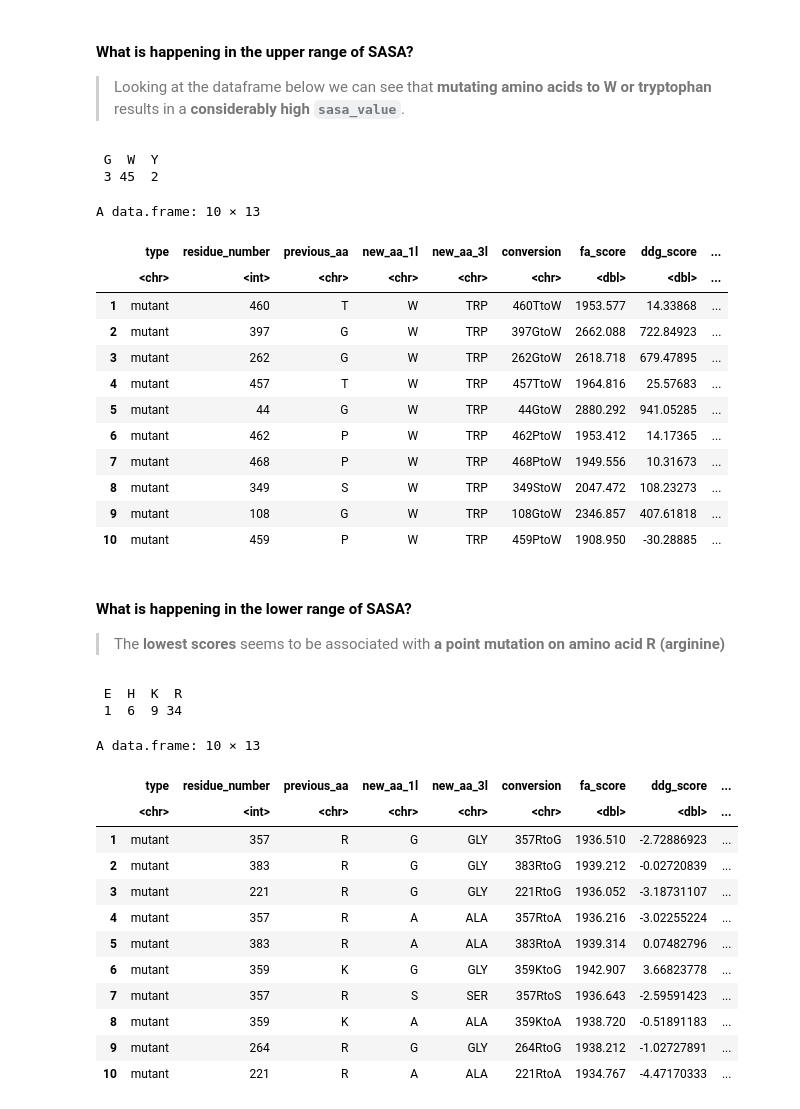
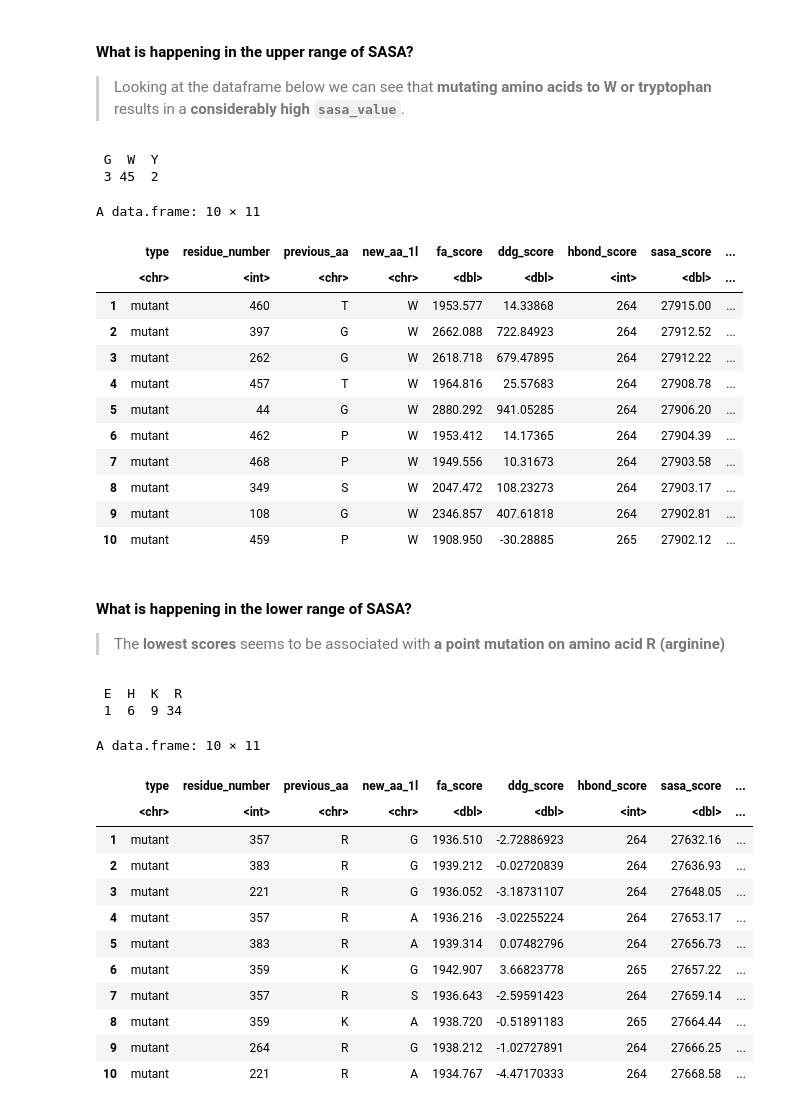
Before and after one commit to redradman/OneAAatATime, a Jupyter notebook: Analysis.ipynb, the cells around one changed output. Saved outputs shown, nothing was run; the diff lists cells and outputs as text; code cells hidden in the pictures.

```diff
--- a/Analysis.ipynb
+++ b/Analysis.ipynb
@@ -384,43 +394,43 @@ ggplot(data, aes(x = sasa_score)) +
 # %%
 upperSASA <- dataShort |> arrange(desc(sasa_score)) |> head(n = 50)
 table(upperSASA$new_aa_1l)
-upperSASA |> head(10)
+upperSASA |> head(10) |> select(-c(conversion, new_aa_3l))
 # %% [output]
  G  W  Y
  3 45  2
-A data.frame: 10 × 13
+A data.frame: 10 × 11
-|  | type | residue_number | previous_aa | new_aa_1l | new_aa_3l | conversion | fa_score | ddg_score | ... |
-|  | <chr> | <int> | <chr> | <chr> | <chr> | <chr> | <dbl> | <dbl> | ... |
-| 1 | mutant | 460 | T | W | TRP | 460TtoW | 1953.577 | 14.33868 | ... |
-| 2 | mutant | 397 | G | W | TRP | 397GtoW | 2662.088 | 722.84923 | ... |
-| 3 | mutant | 262 | G | W | TRP | 262GtoW | 2618.718 | 679.47895 | ... |
-| 4 | mutant | 457 | T | W | TRP | 457TtoW | 1964.816 | 25.57683 | ... |
-| 5 | mutant | 44 | G | W | TRP | 44GtoW | 2880.292 | 941.05285 | ... |
-| 6 | mutant | 462 | P | W | TRP | 462PtoW | 1953.412 | 14.17365 | ... |
-| 7 | mutant | 468 | P | W | TRP | 468PtoW | 1949.556 | 10.31673 | ... |
-| 8 | mutant | 349 | S | W | TRP | 349StoW | 2047.472 | 108.23273 | ... |
-| 9 | mutant | 108 | G | W | TRP | 108GtoW | 2346.857 | 407.61818 | ... |
-| 10 | mutant | 459 | P | W | TRP | 459PtoW | 1908.950 | -30.28885 | ... |
+|  | type | residue_number | previous_aa | new_aa_1l | fa_score | ddg_score | hbond_score | sasa_score | ... |
+|  | <chr> | <int> | <chr> | <chr> | <dbl> | <dbl> | <int> | <dbl> | ... |
+| 1 | mutant | 460 | T | W | 1953.577 | 14.33868 | 264 | 27915.00 | ... |
+| 2 | mutant | 397 | G | W | 2662.088 | 722.84923 | 264 | 27912.52 | ... |
+| 3 | mutant | 262 | G | W | 2618.718 | 679.47895 | 264 | 27912.22 | ... |
+| 4 | mutant | 457 | T | W | 1964.816 | 25.57683 | 264 | 27908.78 | ... |
+| 5 | mutant | 44 | G | W | 2880.292 | 941.05285 | 264 | 27906.20 | ... |
+| 6 | mutant | 462 | P | W | 1953.412 | 14.17365 | 264 | 27904.39 | ... |
+| 7 | mutant | 468 | P | W | 1949.556 | 10.31673 | 264 | 27903.58 | ... |
+| 8 | mutant | 349 | S | W | 2047.472 | 108.23273 | 264 | 27903.17 | ... |
+| 9 | mutant | 108 | G | W | 2346.857 | 407.61818 | 264 | 27902.81 | ... |
+| 10 | mutant | 459 | P | W | 1908.950 | -30.28885 | 265 | 27902.12 | ... |
 # %% [markdown]
 #### What is happening in the lower range of SASA?
 > The **lowest scores** seems to be associated with **a point mutation on amino acid R (arginine)**
 # %%
 lowerSASA <- dataShort |> arrange(sasa_score) |> head(n = 50)
 table(lowerSASA$previous_aa)
-lowerSASA |> head(10)
+lowerSASA |> head(10) |> select(-c(conversion, new_aa_3l))
 # %% [output]
  E  H  K  R
  1  6  9 34
-A data.frame: 10 × 13
+A data.frame: 10 × 11
-|  | type | residue_number | previous_aa | new_aa_1l | new_aa_3l | conversion | fa_score | ddg_score | ... |
-|  | <chr> | <int> | <chr> | <chr> | <chr> | <chr> | <dbl> | <dbl> | ... |
-| 1 | mutant | 357 | R | G | GLY | 357RtoG | 1936.510 | -2.72886923 | ... |
-| 2 | mutant | 383 | R | G | GLY | 383RtoG | 1939.212 | -0.02720839 | ... |
-| 3 | mutant | 221 | R | G | GLY | 221RtoG | 1936.052 | -3.18731107 | ... |
-| 4 | mutant | 357 | R | A | ALA | 357RtoA | 1936.216 | -3.02255224 | ... |
-| 5 | mutant | 383 | R | A | ALA | 383RtoA | 1939.314 | 0.07482796 | ... |
-| 6 | mutant | 359 | K | G | GLY | 359KtoG | 1942.907 | 3.66823778 | ... |
-| 7 | mutant | 357 | R | S | SER | 357RtoS | 1936.643 | -2.59591423 | ... |
-| 8 | mutant | 359 | K | A | ALA | 359KtoA | 1938.720 | -0.51891183 | ... |
-| 9 | mutant | 264 | R | G | GLY | 264RtoG | 1938.212 | -1.02727891 | ... |
-| 10 | mutant | 221 | R | A | ALA | 221RtoA | 1934.767 | -4.47170333 | ... |
+|  | type | residue_number | previous_aa | new_aa_1l | fa_score | ddg_score | hbond_score | sasa_score | ... |
+|  | <chr> | <int> | <chr> | <chr> | <dbl> | <dbl> | <int> | <dbl> | ... |
+| 1 | mutant | 357 | R | G | 1936.510 | -2.72886923 | 264 | 27632.16 | ... |
+| 2 | mutant | 383 | R | G | 1939.212 | -0.02720839 | 264 | 27636.93 | ... |
+| 3 | mutant | 221 | R | G | 1936.052 | -3.18731107 | 264 | 27648.05 | ... |
+| 4 | mutant | 357 | R | A | 1936.216 | -3.02255224 | 264 | 27653.17 | ... |
+| 5 | mutant | 383 | R | A | 1939.314 | 0.07482796 | 264 | 27656.73 | ... |
+| 6 | mutant | 359 | K | G | 1942.907 | 3.66823778 | 265 | 27657.22 | ... |
+| 7 | mutant | 357 | R | S | 1936.643 | -2.59591423 | 264 | 27659.14 | ... |
+| 8 | mutant | 359 | K | A | 1938.720 | -0.51891183 | 265 | 27664.44 | ... |
+| 9 | mutant | 264 | R | G | 1938.212 | -1.02727891 | 264 | 27666.25 | ... |
+| 10 | mutant | 221 | R | A | 1934.767 | -4.47170333 | 264 | 27668.58 | ... |
```
Also changed, not shown: parts of 1 cell of this notebook.
